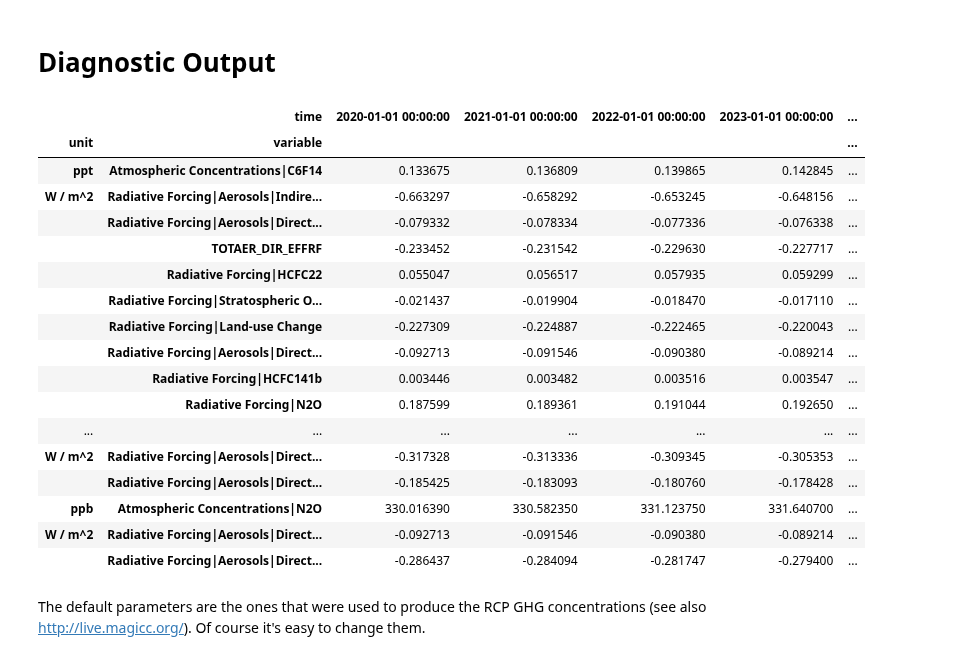
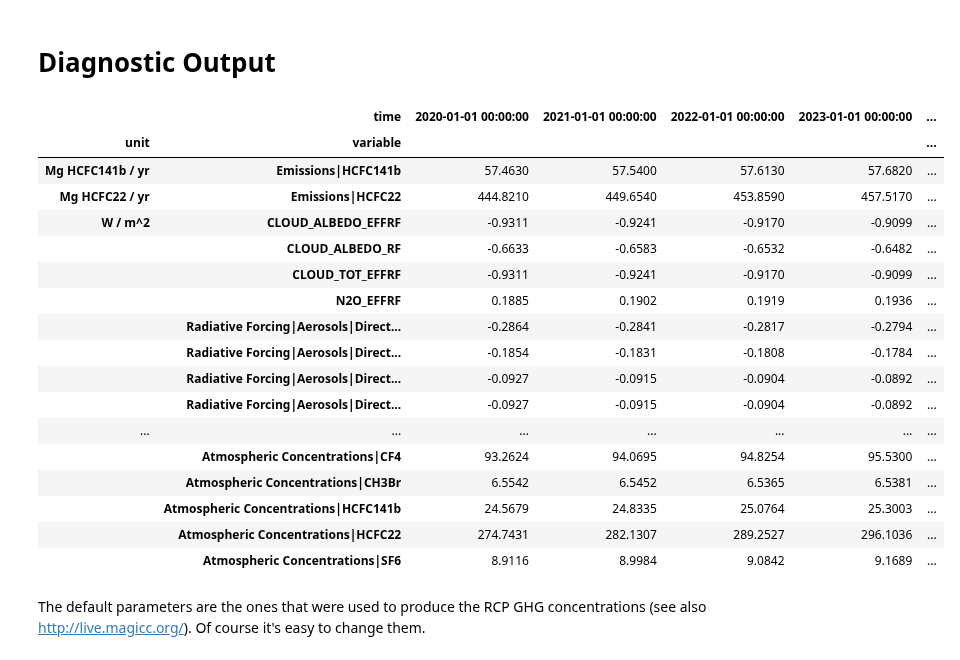
Before and after one commit to hsbay/cdrmex, a Jupyter notebook: ONCtests.ipynb, the cells around one changed output. Cells and saved outputs as stored; diff of their text form; code cells hidden in the pictures.

```diff
--- a/ONCtests.ipynb
+++ b/ONCtests.ipynb
@@ -36,26 +36,32 @@ pyam - INFO: Running in a notebook, setting `pyam` logging level to `logging.INF
 [Clang 6.0 (clang-600.0.57)]
 (scmdata.run.ScmRun,)
 # %%
+pd.set_option("precision", 4)
 ## List of experiments in declines
 declines = ["emax", "lmax", "emin", "lmin"]
 SCEN_DIR = "SCEN"
 MAGICC6_DIR = join("..", "CDRRUN")
 
+# Net Zero Start Year
+nzst = 2035
+
 # Start MAGICC at 1720 or before
 # The baseline for 0 °C will be recalculated based the mean
 # temp for 1720-1800.
 ## Start of MAGICC settings
-magcfg = { "startyear" : 1850,
-          "endyear" : 2501,
-          "core_climatesensitivity" : 2.6,             #BERN
-#          "co2_tempfeedback_yrstart" : 2005,
-#          "co2_fertilization_yrstart" : 2005,
-          "co2_switchfromconc2emis_year" : 2010,
-          "rf_mhalo_constantafteryr" : 2250,
-          "rf_fgas_constantafteryr" : 2250,
-          "out_forcing" : 1,
-          "out_emissions" : 1,
-          "out_concentrations" : 1 }
+magcfg = {'startyear' : 1850,
+          'endyear' : 2501,
+          'core_climatesensitivity' : 2.6,             #BERN
+#          "co2_tempfeedback_yrstart' : 2005,
+#          "co2_fertilization_yrstart' : 2005,
+          'co2_switchfromconc2emis_year' : 2005,
+          'rf_mhalo_constantafteryr' : 2100,
+          'rf_fgas_constantafteryr' : 2100,
+          'mhalo_switch_conc2emis_yr' : 2005,
+          'fgas_switchfromconc2emis_year': 2005,
+          'out_forcing' : 1,
+          'out_emissions' : 1,
+          'out_concentrations' : 1 }
 ### End MAGICC Settings
 # %% [markdown]
 Import IMAGE-SSP1-1.9 from manually imported SCEN built from
@@ -127,7 +148,7 @@ timepts.update({ 'CRsyr': [CRsyr, .97 ], 'Bkyr': [Bkyr, 0] })
 timepts = pd.DataFrame(timepts,['year','NtZeroPcnt']).T
 timepts = timepts.sort_values(by='year')
 #Net Zero Dates - zero emissions for non CO2 gasses
-n0dates = [2035, 2100]
+n0dates = [nzst, 2100]
 
 # harmonize to GCB(2020) FF+luc Ghg
 # https://doi.org/10.18160/GCP-2020
@@ -441,28 +464,28 @@ for dt in 2020,2050,2100,2500:
 # %%
 dfdebug2050 = res.filter(scenario="CCCx2050",region="World").timeseries().xs([
     'MAGICC6','CDRex','World','CCCx2050','not_relevant'],
     level = ['climate_model','model','region','scenario','todo'])
 newdf = dfdebug2050.loc[dfdebug2050[datetime(2029,1,1,0)] < dfdebug2050[datetime(2030,1,1,0)]]
-newdf.loc[:,datetime(2020,1,1,0):datetime(2032,1,1,0)]
+newdf.loc[:,datetime(2020,1,1,0):datetime(2032,1,1,0)].sort_index().style
 # %% [output]
 |  | time | 2020-01-01 00:00:00 | 2021-01-01 00:00:00 | 2022-01-01 00:00:00 | 2023-01-01 00:00:00 | ... |
 | unit | variable |  |  |  |  | ... |
-| ppt | Atmospheric Concentrations|C6F14 | 0.133675 | 0.136809 | 0.139865 | 0.142845 | ... |
-| W / m^2 | Radiative Forcing|Aerosols|Indire... | -0.663297 | -0.658292 | -0.653245 | -0.648156 | ... |
-|  | Radiative Forcing|Aerosols|Direct... | -0.079332 | -0.078334 | -0.077336 | -0.076338 | ... |
-|  | TOTAER_DIR_EFFRF | -0.233452 | -0.231542 | -0.229630 | -0.227717 | ... |
-|  | Radiative Forcing|HCFC22 | 0.055047 | 0.056517 | 0.057935 | 0.059299 | ... |
-|  | Radiative Forcing|Stratospheric O... | -0.021437 | -0.019904 | -0.018470 | -0.017110 | ... |
-|  | Radiative Forcing|Land-use Change | -0.227309 | -0.224887 | -0.222465 | -0.220043 | ... |
-|  | Radiative Forcing|Aerosols|Direct... | -0.092713 | -0.091546 | -0.090380 | -0.089214 | ... |
-|  | Radiative Forcing|HCFC141b | 0.003446 | 0.003482 | 0.003516 | 0.003547 | ... |
-|  | Radiative Forcing|N2O | 0.187599 | 0.189361 | 0.191044 | 0.192650 | ... |
+| Mg HCFC141b / yr | Emissions|HCFC141b | 57.4630 | 57.5400 | 57.6130 | 57.6820 | ... |
+| Mg HCFC22 / yr | Emissions|HCFC22 | 444.8210 | 449.6540 | 453.8590 | 457.5170 | ... |
+| W / m^2 | CLOUD_ALBEDO_EFFRF | -0.9311 | -0.9241 | -0.9170 | -0.9099 | ... |
+|  | CLOUD_ALBEDO_RF | -0.6633 | -0.6583 | -0.6532 | -0.6482 | ... |
+|  | CLOUD_TOT_EFFRF | -0.9311 | -0.9241 | -0.9170 | -0.9099 | ... |
+|  | N2O_EFFRF | 0.1885 | 0.1902 | 0.1919 | 0.1936 | ... |
+|  | Radiative Forcing|Aerosols|Direct... | -0.2864 | -0.2841 | -0.2817 | -0.2794 | ... |
+|  | Radiative Forcing|Aerosols|Direct... | -0.1854 | -0.1831 | -0.1808 | -0.1784 | ... |
+|  | Radiative Forcing|Aerosols|Direct... | -0.0927 | -0.0915 | -0.0904 | -0.0892 | ... |
+|  | Radiative Forcing|Aerosols|Direct... | -0.0927 | -0.0915 | -0.0904 | -0.0892 | ... |
 | ... | ... | ... | ... | ... | ... | ... |
-| W / m^2 | Radiative Forcing|Aerosols|Direct... | -0.317328 | -0.313336 | -0.309345 | -0.305353 | ... |
-|  | Radiative Forcing|Aerosols|Direct... | -0.185425 | -0.183093 | -0.180760 | -0.178428 | ... |
-| ppb | Atmospheric Concentrations|N2O | 330.016390 | 330.582350 | 331.123750 | 331.640700 | ... |
-| W / m^2 | Radiative Forcing|Aerosols|Direct... | -0.092713 | -0.091546 | -0.090380 | -0.089214 | ... |
-|  | Radiative Forcing|Aerosols|Direct... | -0.286437 | -0.284094 | -0.281747 | -0.279400 | ... |
+|  | Atmospheric Concentrations|CF4 | 93.2624 | 94.0695 | 94.8254 | 95.5300 | ... |
+|  | Atmospheric Concentrations|CH3Br | 6.5542 | 6.5452 | 6.5365 | 6.5381 | ... |
+|  | Atmospheric Concentrations|HCFC141b | 24.5679 | 24.8335 | 25.0764 | 25.3003 | ... |
+|  | Atmospheric Concentrations|HCFC22 | 274.7431 | 282.1307 | 289.2527 | 296.1036 | ... |
+|  | Atmospheric Concentrations|SF6 | 8.9116 | 8.9984 | 9.0842 | 9.1689 | ... |
 # %% [markdown]
 The default parameters are the ones that were used to produce the RCP GHG concentrations (see also http://live.magicc.org/). Of course it's easy to change them.
 # %%
```
Also changed, not shown: parts of 8 cells of this notebook.
